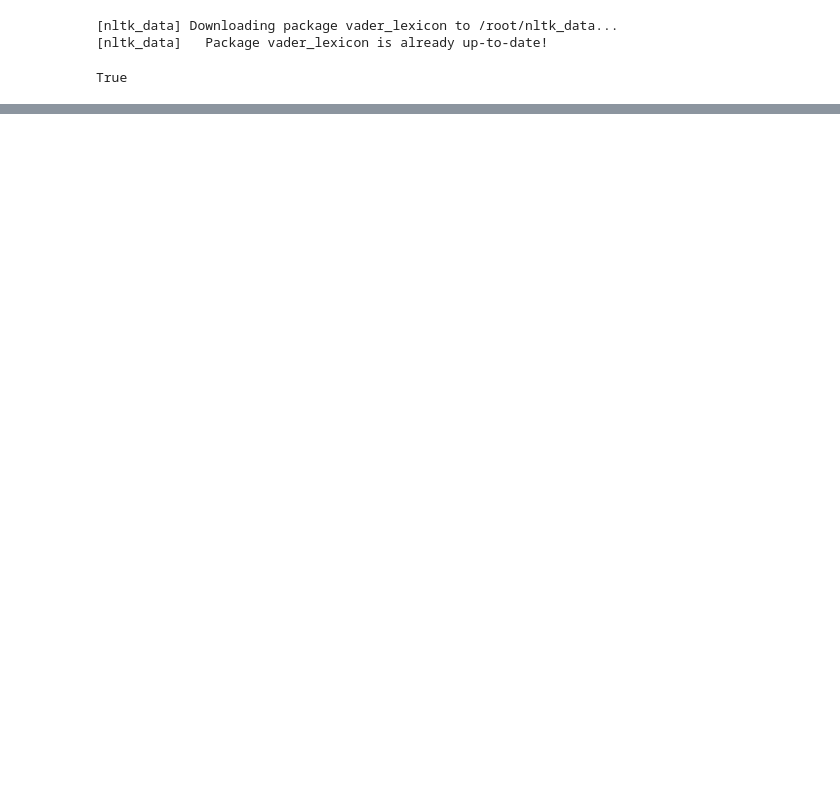
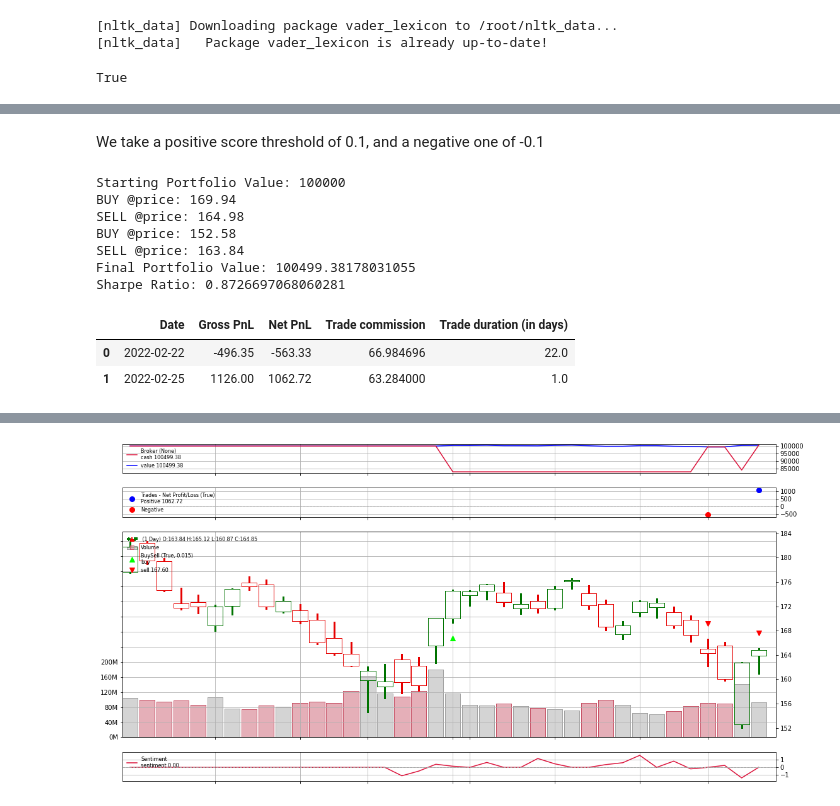
Before and after one commit to aahouzi/Stock-price-forecasting, a Jupyter notebook: notebooks/Financial_sentiment_analysis_VADER.ipynb, the cells around one changed output, grey strips where cells are left out. Drawn from its saved outputs; the diff is of its cells as text; code cells hidden in the pictures; blank space fills up the shorter version.

Commit message:
VADER in backtrader

```diff
--- a/notebooks/Financial_sentiment_analysis_VADER.ipynb
+++ b/notebooks/Financial_sentiment_analysis_VADER.ipynb
@@ -199,0 +246,5 @@ df_news.groupby(['Date']).agg(list)
+# %%
+# Group by date, and retain only max/min scores
+df_scores = df_news.groupby("Date").agg(compound_vader_score_max = ('compound_vader_score', 'max'),
+                                        compound_vader_score_min = ('compound_vader_score', 'min'))
+df_scores.head()
@@ -199,0 +259,4 @@ df_news.groupby(['Date']).agg(list)
+# %%
+# Summing max/min scores to get final scores
+df_scores["final_scores"] = df_scores["compound_vader_score_max"] + df_scores["compound_vader_score_min"]
+df_scores.head()
@@ -199,0 +277,5 @@ df_news.groupby(['Date']).agg(list)
+# %%
+# Create final dataframe
+df_final = df_apple.join(df_scores)
+df_final["final_scores"] = df_final["final_scores"].fillna(0)
+df_final.head()
@@ -199,0 +290,6 @@ df_news.groupby(['Date']).agg(list)
+# %%
+# Backtesting parameters
+data = bt.feeds.PandasData(dataname=df_final)
+startcash = 100000
+commission = 0.002
+stake = 100
@@ -199,0 +454,20 @@ df_news.groupby(['Date']).agg(list)
+# %% [markdown]
+We take a positive score threshold of 0.1, and a negative one of -0.1
+# %%
+# Run the strategy & plot the results
+set_and_run(data,
+            SentimentStrategy,
+            startcash,
+            commission,
+            stake)
+# %% [output]
+Starting Portfolio Value: 100000
+BUY @price: 169.94
+SELL @price: 164.98
+BUY @price: 152.58
+SELL @price: 163.84
+Final Portfolio Value: 100499.38178031055
+Sharpe Ratio: 0.8726697068060281
+|  | Date | Gross PnL | Net PnL | Trade commission | Trade duration (in days) |
+| 0 | 2022-02-22 | -496.35 | -563.33 | 66.984696 | 22.0 |
+| 1 | 2022-02-25 | 1126.00 | 1062.72 | 63.284000 | 1.0 |
@@ -199,0 +476 @@ df_news.groupby(['Date']).agg(list)
+[figure, added]
```
Also changed, not shown: parts of 35 cells of this notebook.
